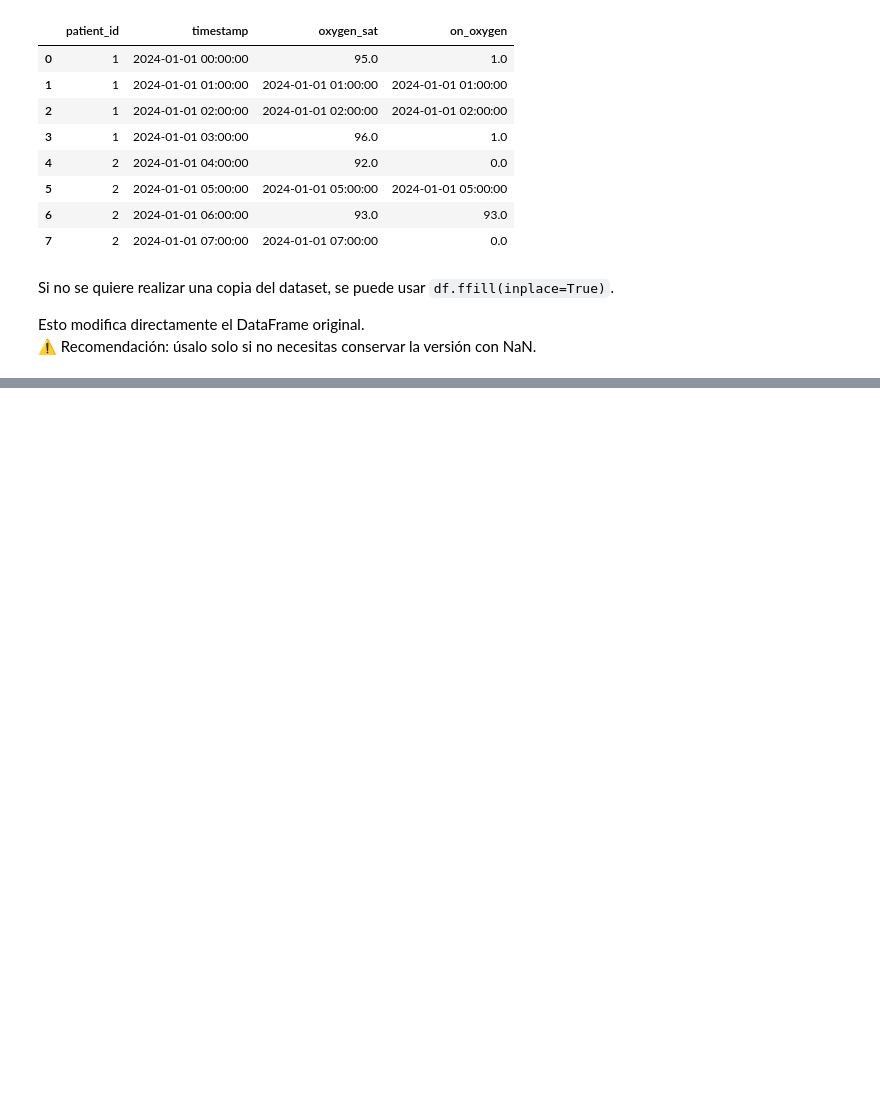
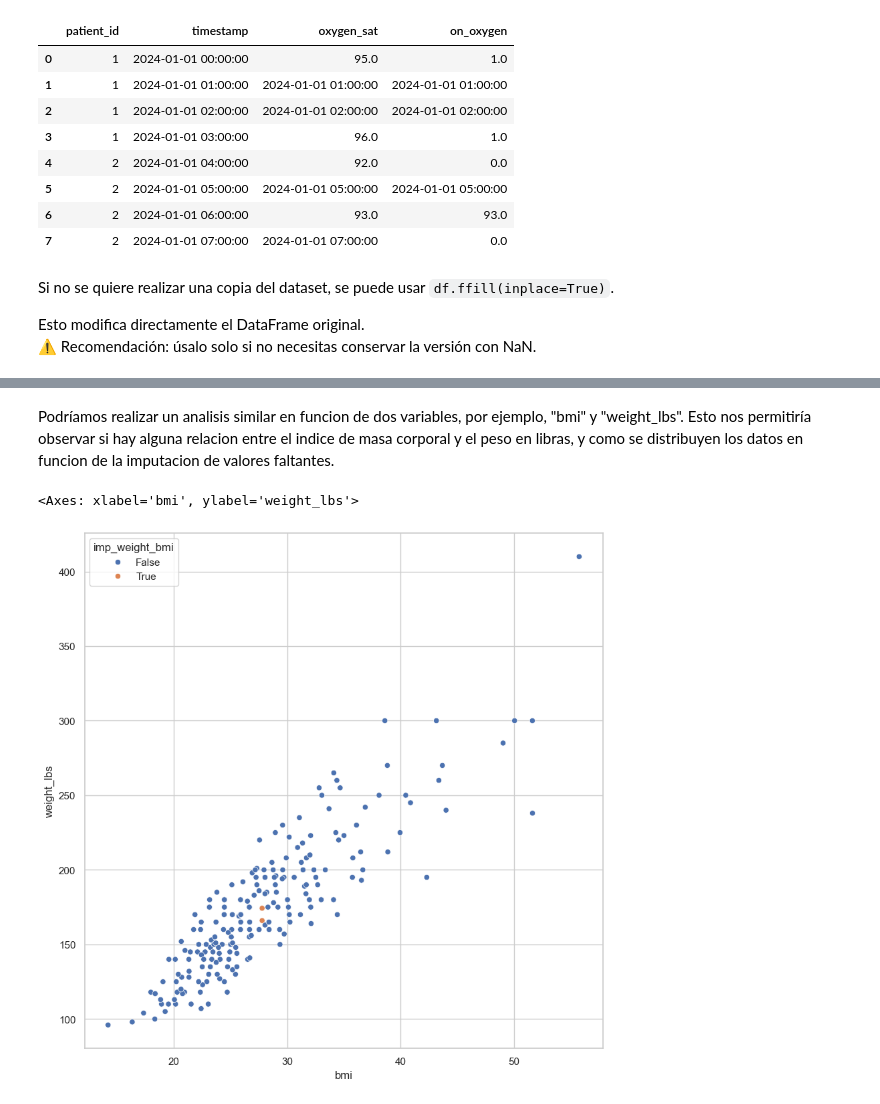
Before and after one commit to PedroRgz/Curso-Manejo-de-datos-faltantes, a Jupyter notebook: Manejo de datos faltantes - Exploración.ipynb, the cells around one changed output, grey strips where cells are left out. Cells and saved outputs as stored; diff of their text form; code cells hidden in the pictures; blank space fills up the shorter version.

```diff
--- a/Manejo de datos faltantes - Exploración.ipynb
+++ b/Manejo de datos faltantes - Exploración.ipynb
@@ -2659,0 +2802,16 @@ Esto modifica directamente el DataFrame original.
+# %% [markdown]
+Podríamos realizar un analisis similar en funcion de dos variables, por ejemplo, "bmi" y "weight_lbs". Esto nos permitiría observar si hay alguna relacion entre el indice de masa corporal y el peso en libras, y como se distribuyen los datos en funcion de la imputacion de valores faltantes.
+# %%
+df_risks.assign(
+    imp_weight_bmi = lambda df: df.weight_lbs_NA | df.bmi_NA
+).pipe(
+    lambda df: sns.scatterplot(
+        data=df,
+        x="bmi",
+        y="weight_lbs",
+        hue="imp_weight_bmi"
+    )
+)
+# %% [output]
+<Axes: xlabel='bmi', ylabel='weight_lbs'>
+[figure, added]
```
Also changed, not shown: parts of 18 cells of this notebook.
